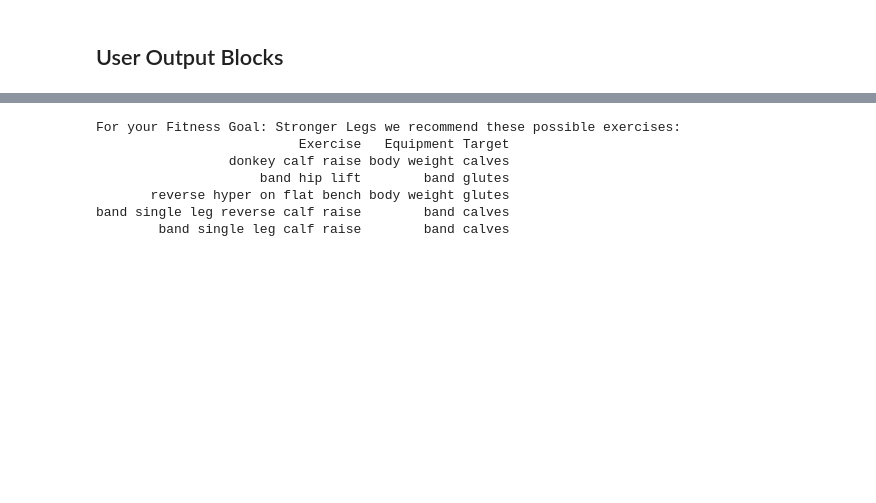
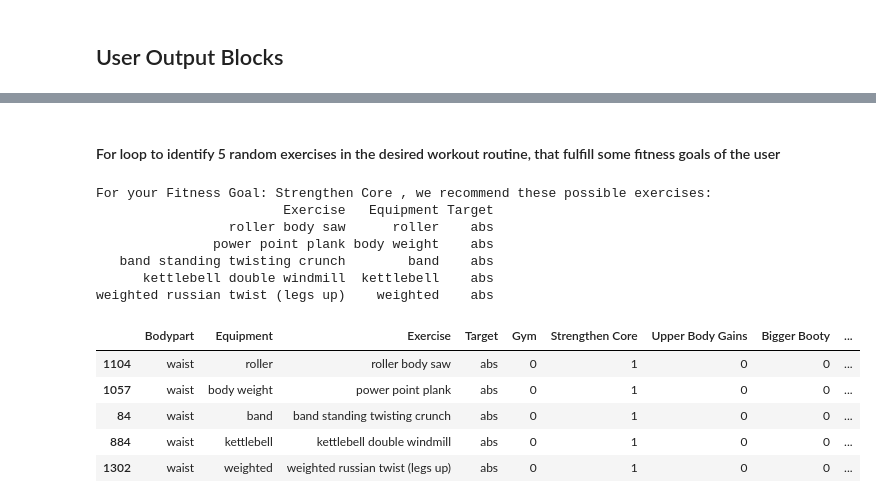
Before and after one commit to restmegan/DSProjectCode, a Jupyter notebook: Fitness/Fitness Exercise Model .ipynb, the cells around one changed output, grey strips where cells are left out. Drawn from its saved outputs; the diff is of its cells as text; code cells hidden in the pictures; blank space fills up the shorter version.

```diff
--- a/Fitness/Fitness Exercise Model .ipynb
+++ b/Fitness/Fitness Exercise Model .ipynb
@@ -641,3 +681,5 @@ Here are the recommended exercises with the corresponding equipment needed, targ
+# %% [markdown]
+#### For loop to identify 5 random exercises in the desired workout routine, that fulfill some fitness goals of the user
 # %%
 noentry_count = 0 # initialize; this is a check if there is a conflict between fitness goals / desired workout
 
@@ -649,22 +691,32 @@ for col in saved_cols:
     # that haven't been chosen for recommendation yet [if five are available]
     count_row = filtered_df.shape[0]  # Gives number of rows
     if count_row > 4:
-        print("For your Fitness Goal:", col, "we recommend these possible exercises:")
+        print("For your Fitness Goal:", col, ", we recommend these possible exercises:")
         outcome = filtered_df.sample(n = 5)
         fit_recs = outcome[[ "Exercise", "Equipment", "Target"]]
         print(fit_recs.to_string(index=False))
     elif count_row == 0:
         noentry_count += 1 # add to count of fitness goal not met by workout plan
     else:
-        print("For your Fitness Goal:", col, "we recommend these possible exercises:")
+        print("For your Fitness Goal:", col, ", we recommend these possible exercises:")
         outcome = filtered_df
         fit_recs = outcome[[ "Exercise", "Equipment", "Target"]]
         print(fit_recs.to_string(index=False))
 # %% [output]
-For your Fitness Goal: Stronger Legs we recommend these possible exercises:
-                          Exercise   Equipment Target
-                 donkey calf raise body weight calves
-                     band hip lift        band glutes
-       reverse hyper on flat bench body weight glutes
-band single leg reverse calf raise        band calves
-        band single leg calf raise        band calves
+For your Fitness Goal: Strengthen Core , we recommend these possible exercises:
+                        Exercise   Equipment Target
+                 roller body saw      roller    abs
+               power point plank body weight    abs
+   band standing twisting crunch        band    abs
+      kettlebell double windmill  kettlebell    abs
+weighted russian twist (legs up)    weighted    abs
+# %%
+# User recommended fitness goals as a dataframe
+outcome
+# %% [output]
+|  | Bodypart | Equipment | Exercise | Target | Gym | Strengthen Core | Upper Body Gains | Bigger Booty | ... |
+| 1104 | waist | roller | roller body saw | abs | 0 | 1 | 0 | 0 | ... |
+| 1057 | waist | body weight | power point plank | abs | 0 | 1 | 0 | 0 | ... |
+| 84 | waist | band | band standing twisting crunch | abs | 0 | 1 | 0 | 0 | ... |
+| 884 | waist | kettlebell | kettlebell double windmill | abs | 0 | 1 | 0 | 0 | ... |
+| 1302 | waist | weighted | weighted russian twist (legs up) | abs | 0 | 1 | 0 | 0 | ... |
```
Also changed, not shown: parts of 18 cells of this notebook.
